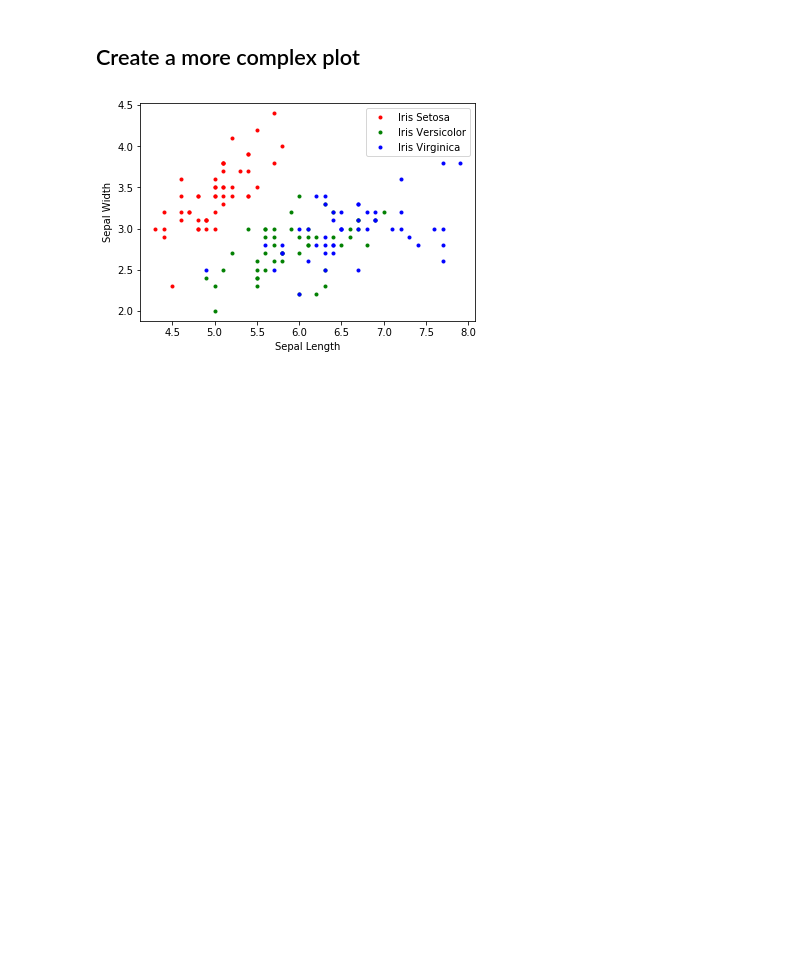
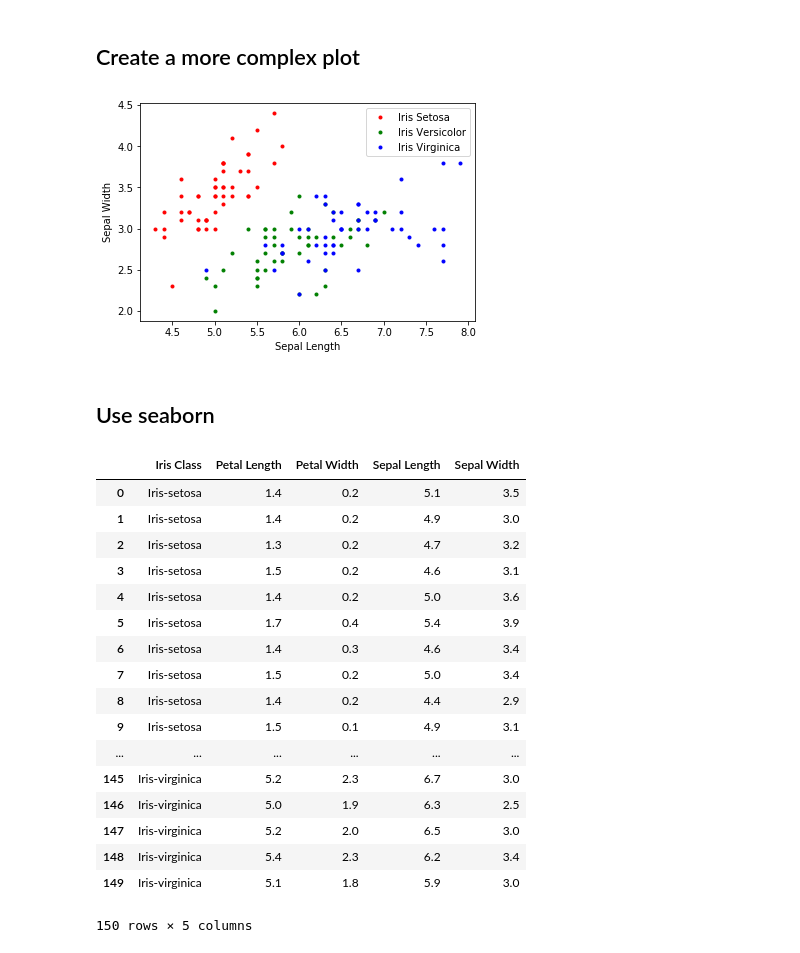
Before and after one commit to taraokelly/Problem-set-Jupyter-Pyplot-and-Numpy, a Jupyter notebook: solutions/solution.ipynb, the cells around one changed output. Drawn from its saved outputs; the diff is of its cells as text; code cells hidden in the pictures; blank space fills up the shorter version.

```diff
--- a/solutions/solution.ipynb
+++ b/solutions/solution.ipynb
@@ -23,7 +23,7 @@ import numpy as np
 # Load in data from csv file.
 # I loaded the colomns into separate variables for ease of use.
 sepal_length, sepal_width, petal_length, petal_width = np.genfromtxt('../data/IRIS.csv', delimiter=',', usecols=(0,1,2,3), unpack=True, dtype=float)
-iris_class = np.genfromtxt('../data/IRIS.csv', delimiter=',', usecols=(4), unpack=True, dtype=None)
+iris_class = np.genfromtxt('../data/IRIS.csv', delimiter=',', usecols=(4), unpack=True, dtype=str)
 # %% [markdown]
 ## Create a simple plot
 # %%
@@ -51,3 +51,33 @@ plt.legend()
 plt.show()
 # %% [output]
 [figure]
+# %% [markdown]
+## Use seaborn
+# %%
+#
+import seaborn as sns
+import pandas as pd
+
+#prepare data
+df = pd.DataFrame(dict(zip(['Sepal Length', 'Sepal Width','Petal Length', 'Petal Width', 'Iris Class'], [sepal_length, sepal_width, petal_length, petal_width, iris_class])))
+
+df
+# %% [output]
+|  | Iris Class | Petal Length | Petal Width | Sepal Length | Sepal Width |
+| 0 | Iris-setosa | 1.4 | 0.2 | 5.1 | 3.5 |
+| 1 | Iris-setosa | 1.4 | 0.2 | 4.9 | 3.0 |
+| 2 | Iris-setosa | 1.3 | 0.2 | 4.7 | 3.2 |
+| 3 | Iris-setosa | 1.5 | 0.2 | 4.6 | 3.1 |
+| 4 | Iris-setosa | 1.4 | 0.2 | 5.0 | 3.6 |
+| 5 | Iris-setosa | 1.7 | 0.4 | 5.4 | 3.9 |
+| 6 | Iris-setosa | 1.4 | 0.3 | 4.6 | 3.4 |
+| 7 | Iris-setosa | 1.5 | 0.2 | 5.0 | 3.4 |
+| 8 | Iris-setosa | 1.4 | 0.2 | 4.4 | 2.9 |
+| 9 | Iris-setosa | 1.5 | 0.1 | 4.9 | 3.1 |
+| ... | ... | ... | ... | ... | ... |
+| 145 | Iris-virginica | 5.2 | 2.3 | 6.7 | 3.0 |
+| 146 | Iris-virginica | 5.0 | 1.9 | 6.3 | 2.5 |
+| 147 | Iris-virginica | 5.2 | 2.0 | 6.5 | 3.0 |
+| 148 | Iris-virginica | 5.4 | 2.3 | 6.2 | 3.4 |
+| 149 | Iris-virginica | 5.1 | 1.8 | 5.9 | 3.0 |
+150 rows × 5 columns
```
Also changed, not shown: parts of 1 cell of this notebook, 2 other files.
